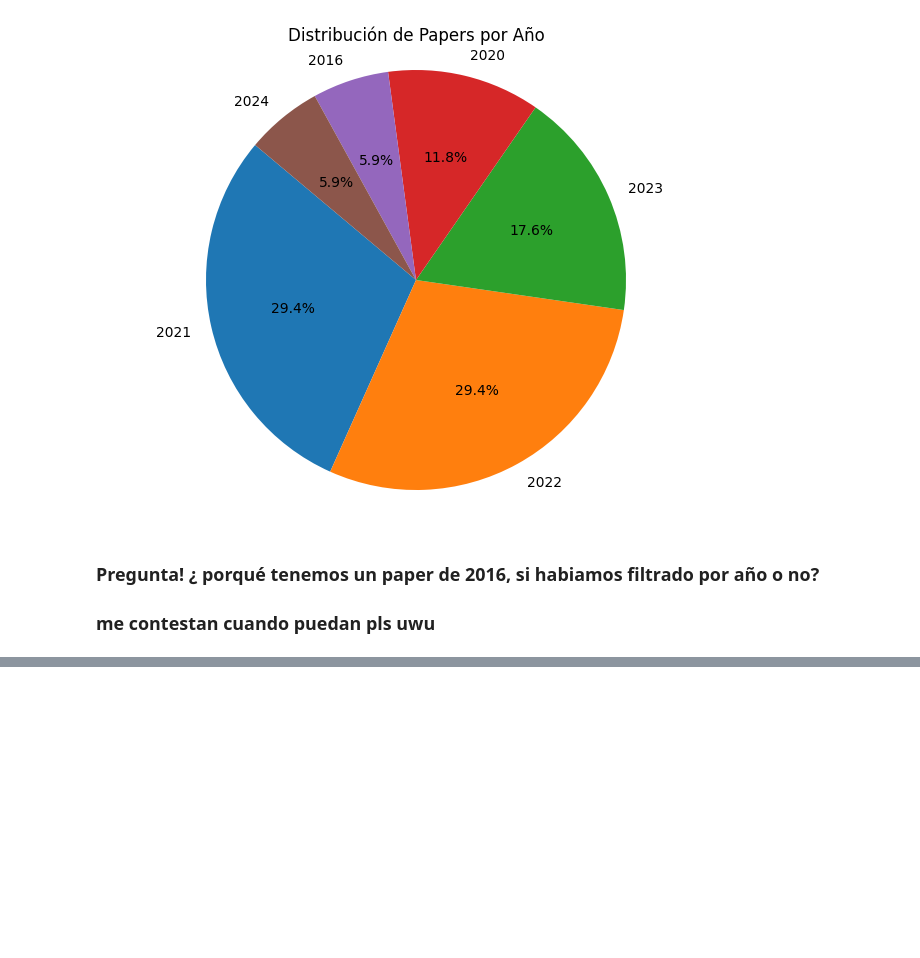
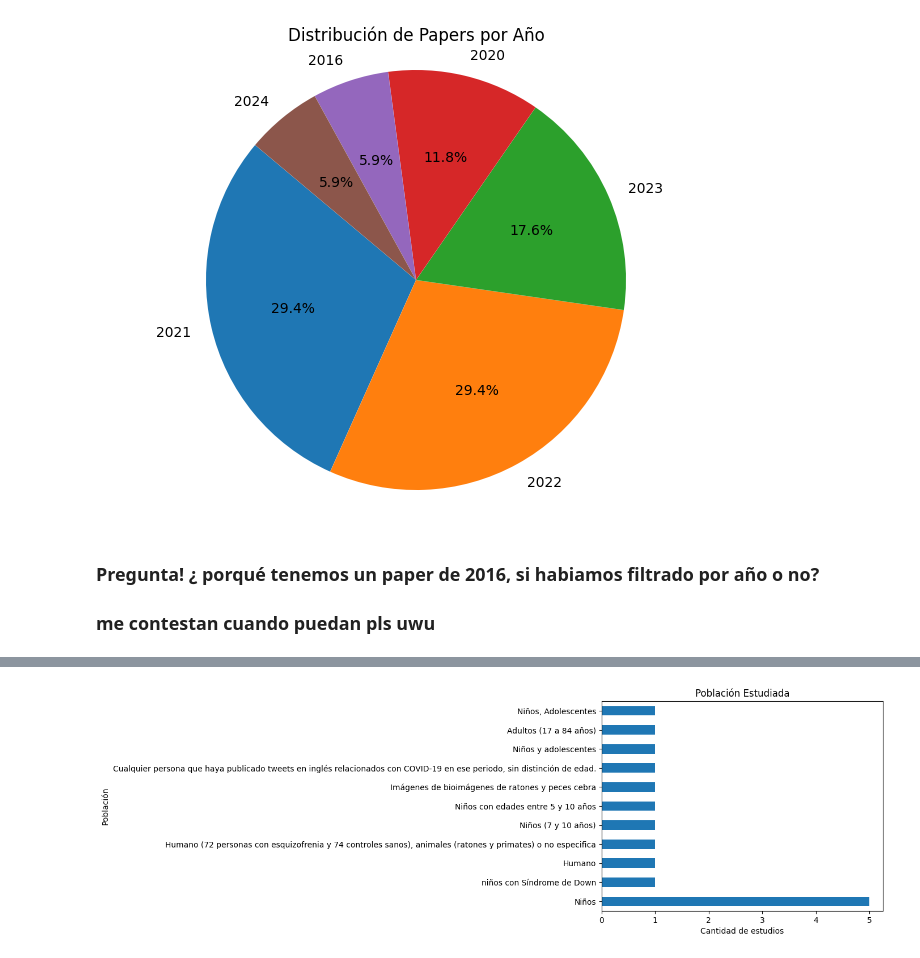
Before and after one commit to BnjmStd/PythonBnjmn, a Jupyter notebook: recognitionEmotion/searchs/analisisPaper/stats.ipynb, the cells around one changed output, grey strips where cells are left out. Saved outputs shown, nothing was run; the diff lists cells and outputs as text; code cells hidden in the pictures; blank space fills up the shorter version.

Commit message:
avance imagenes presentación

```diff
--- a/recognitionEmotion/searchs/analisisPaper/stats.ipynb
+++ b/recognitionEmotion/searchs/analisisPaper/stats.ipynb
@@ -168,0 +195,23 @@ print(papersPorAno)
+# %%
+data = {
+    'Población estudiada': ['Niños',
+                            'niños con Síndrome de Down',
+                            'Humano',
+                            'Humano (72 personas con esquizofrenia y 74 controles sanos), animales (ratones y primates) o no especifica',
+                            'Niños (7 y 10 años)',
+                            'Niños con edades entre 5 y 10 años',
+                            'Imágenes de bioimágenes de ratones y peces cebra',
+                            'Cualquier persona que haya publicado tweets en inglés relacionados con COVID-19 en ese periodo, sin distinción de edad.',
+                            'Niños y adolescentes', 'Adultos (17 a 84 años)', 'Niños, Adolescentes'],
+    'count': [5, 1, 1, 1, 1, 1, 1, 1, 1, 1, 1]
+}
+
+df = pd.DataFrame(data)
+
+df.plot(kind='barh', x='Población estudiada', y='count', legend=False)
+plt.title('Población Estudiada')
+plt.xlabel('Cantidad de estudios')
+plt.ylabel('Población')
+plt.show()
+# %% [output]
+[figure, added]
```
Also changed, not shown: parts of 16 cells of this notebook, 1 other file.
